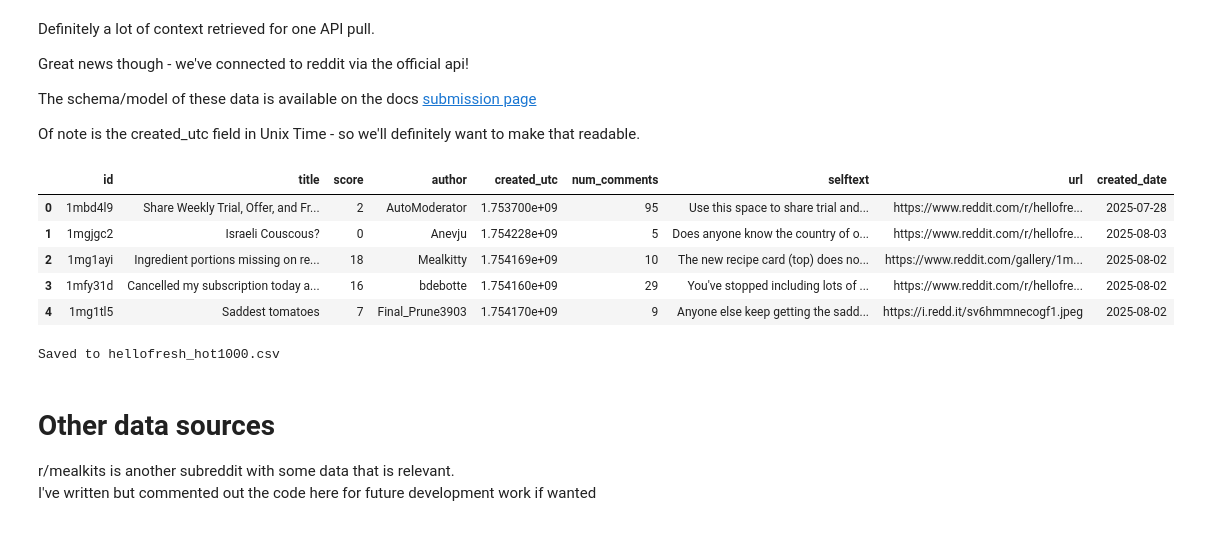
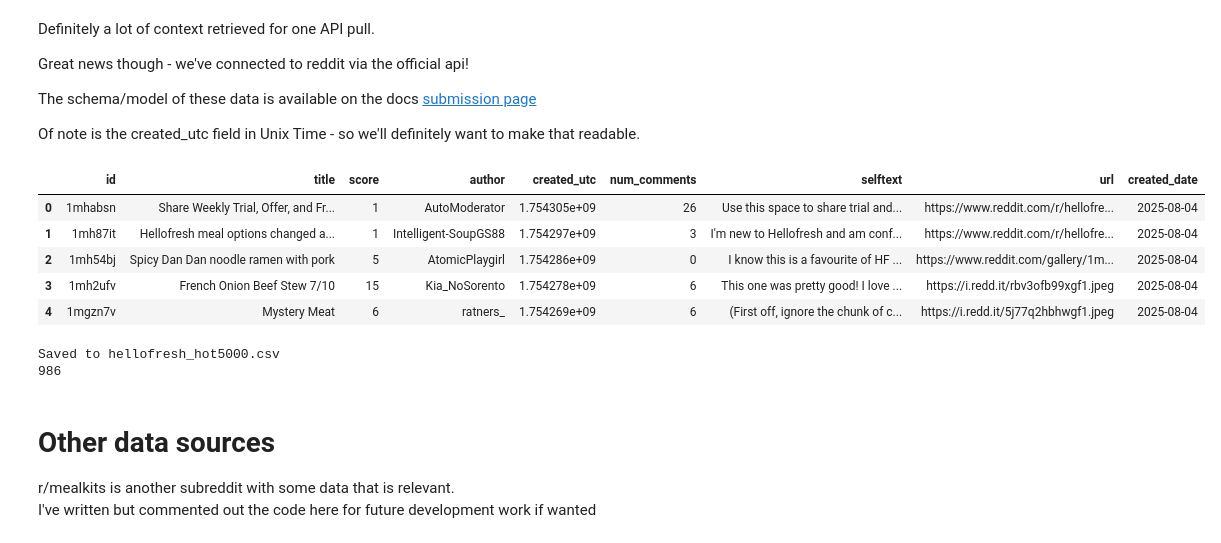
Before and after one commit to morescode-pm/kaggle-fastai, a Jupyter notebook: chapter3/hellofresh_reddit.ipynb, the cells around one changed output. Saved outputs shown, nothing was run; the diff lists cells and outputs as text; code cells hidden in the pictures.

```diff
--- a/chapter3/hellofresh_reddit.ipynb
+++ b/chapter3/hellofresh_reddit.ipynb
@@ -59,39 +59,41 @@ def clean_reddit_utc_to_date(df):
 # %%
 # Choose the subreddit
 subreddit = reddit.subreddit("hellofresh")
 
 # Fetch the hot 100 posts in the sub
 posts = []
-for post in subreddit.hot(limit=1000):  # .new() or .top() etc usage limit 100/min
+for post in subreddit.new(limit=5000):  # .new() or .top() etc usage limit 100/min
     posts.append({
         "id": post.id,
         "title": post.title,
         "score": post.score,
         "author": str(post.author),
         "created_utc": post.created_utc,
         "num_comments": post.num_comments,
         "selftext": post.selftext,
         "url": post.url
     })
 
 # Save to CSV
 hf_hot_df = pd.DataFrame(posts)
 # Clean the df
 clean_reddit_utc_to_date(hf_hot_df)
 # Save as a CSV
-hf_hot_df.to_csv("hellofresh_hot1000.csv", index=False)
+hf_hot_df.to_csv("hellofresh_hot5000.csv", index=False)
 # Display the table
 display(hf_hot_df.head())
 
-print("Saved to hellofresh_hot1000.csv")
+print("Saved to hellofresh_hot5000.csv")
+print(len(hf_hot_df))
 # %% [output]
 |  | id | title | score | author | created_utc | num_comments | selftext | url | created_date |
-| 0 | 1mbd4l9 | Share Weekly Trial, Offer, and Fr... | 2 | AutoModerator | 1.753700e+09 | 95 | Use this space to share trial and... | https://www.reddit.com/r/hellofre... | 2025-07-28 |
-| 1 | 1mgjgc2 | Israeli Couscous? | 0 | Anevju | 1.754228e+09 | 5 | Does anyone know the country of o... | https://www.reddit.com/r/hellofre... | 2025-08-03 |
-| 2 | 1mg1ayi | Ingredient portions missing on re... | 18 | Mealkitty | 1.754169e+09 | 10 | The new recipe card (top) does no... | https://www.reddit.com/gallery/1m... | 2025-08-02 |
-| 3 | 1mfy31d | Cancelled my subscription today a... | 16 | bdebotte | 1.754160e+09 | 29 | You've stopped including lots of ... | https://www.reddit.com/r/hellofre... | 2025-08-02 |
-| 4 | 1mg1tl5 | Saddest tomatoes | 7 | Final_Prune3903 | 1.754170e+09 | 9 | Anyone else keep getting the sadd... | https://i.redd.it/sv6hmmnecogf1.jpeg | 2025-08-02 |
+| 0 | 1mhabsn | Share Weekly Trial, Offer, and Fr... | 1 | AutoModerator | 1.754305e+09 | 26 | Use this space to share trial and... | https://www.reddit.com/r/hellofre... | 2025-08-04 |
+| 1 | 1mh87it | Hellofresh meal options changed a... | 1 | Intelligent-SoupGS88 | 1.754297e+09 | 3 | I'm new to Hellofresh and am conf... | https://www.reddit.com/r/hellofre... | 2025-08-04 |
+| 2 | 1mh54bj | Spicy Dan Dan noodle ramen with pork | 5 | AtomicPlaygirl | 1.754286e+09 | 0 | I know this is a favourite of HF ... | https://www.reddit.com/gallery/1m... | 2025-08-04 |
+| 3 | 1mh2ufv | French Onion Beef Stew 7/10 | 15 | Kia_NoSorento | 1.754278e+09 | 6 | This one was pretty good! I love ... | https://i.redd.it/rbv3ofb99xgf1.jpeg | 2025-08-04 |
+| 4 | 1mgzn7v | Mystery Meat | 6 | ratners_ | 1.754269e+09 | 6 | (First off, ignore the chunk of c... | https://i.redd.it/5j77q2hbhwgf1.jpeg | 2025-08-04 |
-Saved to hellofresh_hot1000.csv
+Saved to hellofresh_hot5000.csv
+986
 # %% [markdown]
 # Other data sources
 r/mealkits is another subreddit with some data that is relevant.
```
Also changed, not shown: parts of 23 cells of this notebook.
